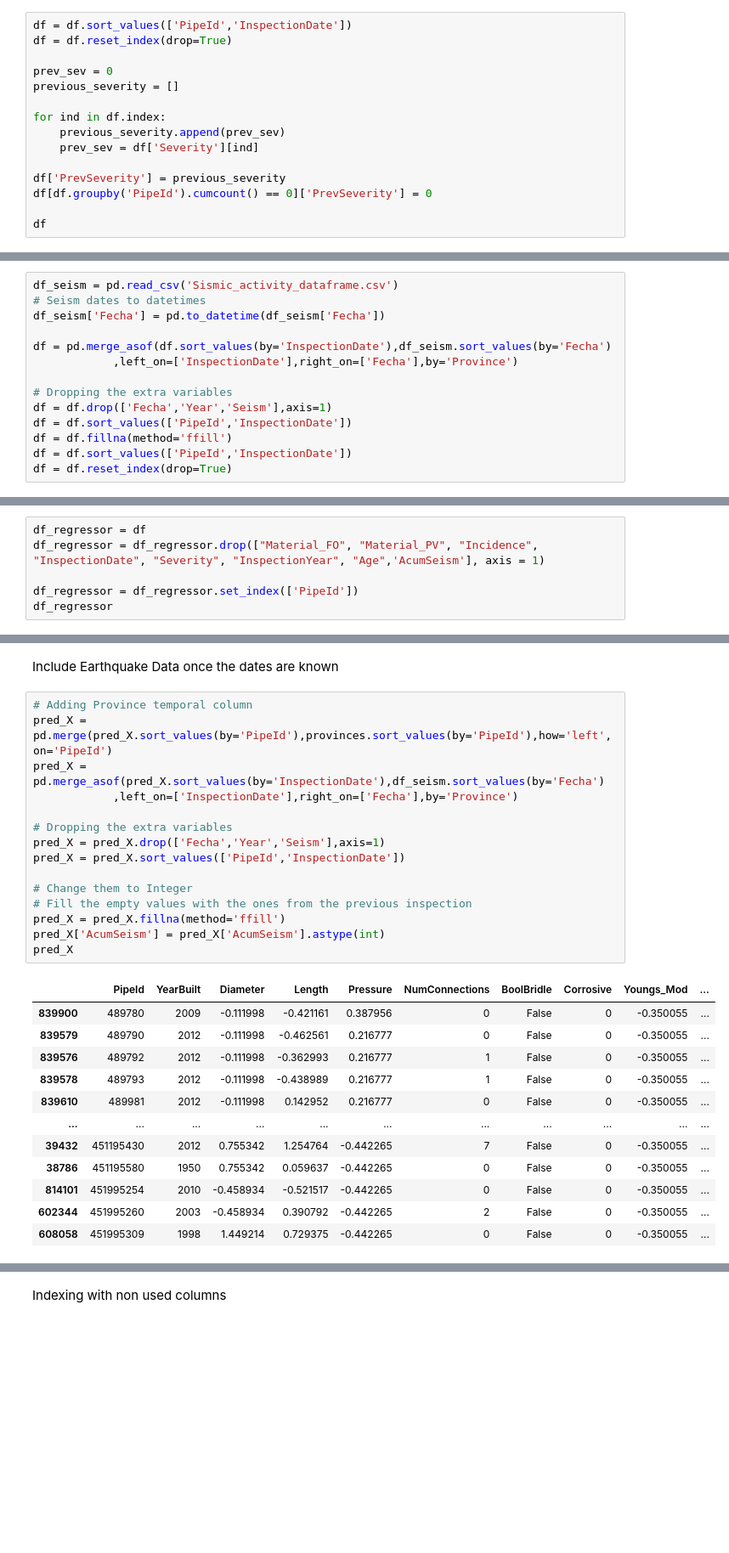
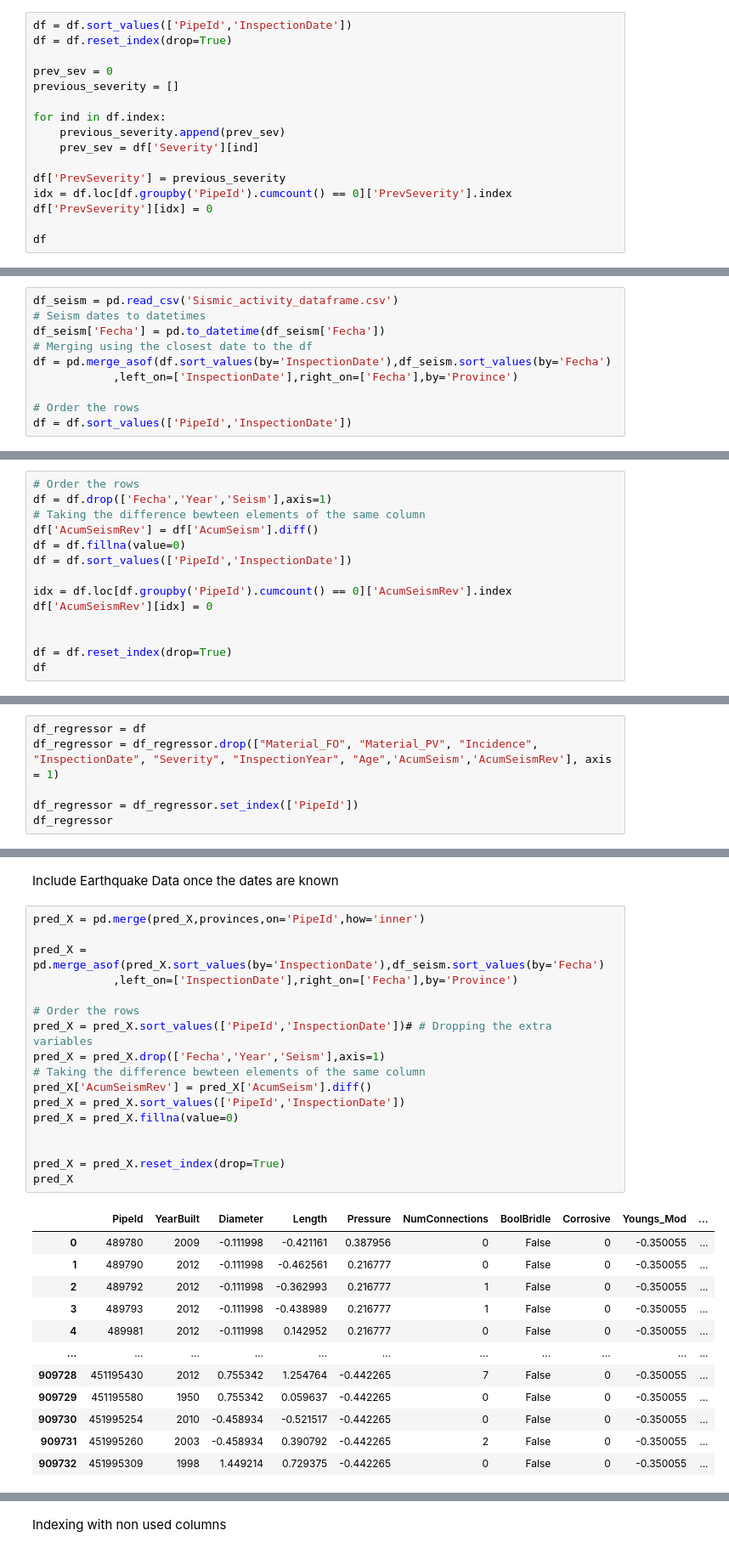
Before and after one commit to AsanDopollosie/Model, a Jupyter notebook: Model.ipynb, the cells around one changed output, grey strips where cells are left out. Shown at 85% size. Drawn from its saved outputs; the diff is of its cells as text; blank space fills up the shorter version.

```diff
--- a/Model.ipynb
+++ b/Model.ipynb
@@ -212,7 +212,8 @@ for ind in df.index:
     prev_sev = df['Severity'][ind]
 
 df['PrevSeverity'] = previous_severity
-df[df.groupby('PipeId').cumcount() == 0]['PrevSeverity'] = 0
+idx = df.loc[df.groupby('PipeId').cumcount() == 0]['PrevSeverity'].index
+df['PrevSeverity'][idx] = 0
 
 df
 # %% [output]
@@ -241,13 +241,9 @@ The accumulated number of seisms between revisions will be used
 df_seism = pd.read_csv('Sismic_activity_dataframe.csv')
 # Seism dates to datetimes
 df_seism['Fecha'] = pd.to_datetime(df_seism['Fecha'])
-
+# Merging using the closest date to the df
 df = pd.merge_asof(df.sort_values(by='InspectionDate'),df_seism.sort_values(by='Fecha')
             ,left_on=['InspectionDate'],right_on=['Fecha'],by='Province')
 
-# Dropping the extra variables
-df = df.drop(['Fecha','Year','Seism'],axis=1)
+# Order the rows
 df = df.sort_values(['PipeId','InspectionDate'])
-df = df.fillna(method='ffill')
-df = df.sort_values(['PipeId','InspectionDate'])
-df = df.reset_index(drop=True)
@@ -269,0 +252,14 @@ Name: AcumSeism, Length: 6345344, dtype: float64
+# %%
+# Order the rows
+df = df.drop(['Fecha','Year','Seism'],axis=1)
+# Taking the difference bewteen elements of the same column
+df['AcumSeismRev'] = df['AcumSeism'].diff()
+df = df.fillna(value=0)
+df = df.sort_values(['PipeId','InspectionDate'])
+
+idx = df.loc[df.groupby('PipeId').cumcount() == 0]['AcumSeismRev'].index
+df['AcumSeismRev'][idx] = 0
+
+
+df = df.reset_index(drop=True)
+df
@@ -605,7 +619,7 @@ Obtaining the MonthLastRev column will be done through a prediction
 prepair training dataset
 # %%
 df_regressor = df
-df_regressor = df_regressor.drop(["Material_FO", "Material_PV", "Incidence", "InspectionDate", "Severity", "InspectionYear", "Age",'AcumSeism'], axis = 1)
+df_regressor = df_regressor.drop(["Material_FO", "Material_PV", "Incidence", "InspectionDate", "Severity", "InspectionYear", "Age",'AcumSeism','AcumSeismRev'], axis = 1)
 
 df_regressor = df_regressor.set_index(['PipeId'])
 df_regressor
@@ -768,30 +782,32 @@ pred_X['InspectionYear'] = pred_X['InspectionDate'].dt.year
 # %% [markdown]
 Include Earthquake Data once the dates are known
 # %%
-# Adding Province temporal column
-pred_X = pd.merge(pred_X.sort_values(by='PipeId'),provinces.sort_values(by='PipeId'),how='left',on='PipeId')
+pred_X = pd.merge(pred_X,provinces,on='PipeId',how='inner')
+
 pred_X = pd.merge_asof(pred_X.sort_values(by='InspectionDate'),df_seism.sort_values(by='Fecha')
             ,left_on=['InspectionDate'],right_on=['Fecha'],by='Province')
 
-# Dropping the extra variables
+# Order the rows
+pred_X = pred_X.sort_values(['PipeId','InspectionDate'])# # Dropping the extra variables
 pred_X = pred_X.drop(['Fecha','Year','Seism'],axis=1)
+# Taking the difference bewteen elements of the same column
+pred_X['AcumSeismRev'] = pred_X['AcumSeism'].diff()
 pred_X = pred_X.sort_values(['PipeId','InspectionDate'])
+pred_X = pred_X.fillna(value=0)
 
-# Change them to Integer
-# Fill the empty values with the ones from the previous inspection
-pred_X = pred_X.fillna(method='ffill')
-pred_X['AcumSeism'] = pred_X['AcumSeism'].astype(int)
+
+pred_X = pred_X.reset_index(drop=True)
 pred_X
 # %% [output]
 |  | PipeId | YearBuilt | Diameter | Length | Pressure | NumConnections | BoolBridle | Corrosive | Youngs_Mod | ... |
-| 839900 | 489780 | 2009 | -0.111998 | -0.421161 | 0.387956 | 0 | False | 0 | -0.350055 | ... |
-| 839579 | 489790 | 2012 | -0.111998 | -0.462561 | 0.216777 | 0 | False | 0 | -0.350055 | ... |
-| 839576 | 489792 | 2012 | -0.111998 | -0.362993 | 0.216777 | 1 | False | 0 | -0.350055 | ... |
-| 839578 | 489793 | 2012 | -0.111998 | -0.438989 | 0.216777 | 1 | False | 0 | -0.350055 | ... |
-| 839610 | 489981 | 2012 | -0.111998 | 0.142952 | 0.216777 | 0 | False | 0 | -0.350055 | ... |
+| 0 | 489780 | 2009 | -0.111998 | -0.421161 | 0.387956 | 0 | False | 0 | -0.350055 | ... |
+| 1 | 489790 | 2012 | -0.111998 | -0.462561 | 0.216777 | 0 | False | 0 | -0.350055 | ... |
+| 2 | 489792 | 2012 | -0.111998 | -0.362993 | 0.216777 | 1 | False | 0 | -0.350055 | ... |
+| 3 | 489793 | 2012 | -0.111998 | -0.438989 | 0.216777 | 1 | False | 0 | -0.350055 | ... |
+| 4 | 489981 | 2012 | -0.111998 | 0.142952 | 0.216777 | 0 | False | 0 | -0.350055 | ... |
 | ... | ... | ... | ... | ... | ... | ... | ... | ... | ... | ... |
-| 39432 | 451195430 | 2012 | 0.755342 | 1.254764 | -0.442265 | 7 | False | 0 | -0.350055 | ... |
-| 38786 | 451195580 | 1950 | 0.755342 | 0.059637 | -0.442265 | 0 | False | 0 | -0.350055 | ... |
-| 814101 | 451995254 | 2010 | -0.458934 | -0.521517 | -0.442265 | 0 | False | 0 | -0.350055 | ... |
-| 602344 | 451995260 | 2003 | -0.458934 | 0.390792 | -0.442265 | 2 | False | 0 | -0.350055 | ... |
-| 608058 | 451995309 | 1998 | 1.449214 | 0.729375 | -0.442265 | 0 | False | 0 | -0.350055 | ... |
+| 909728 | 451195430 | 2012 | 0.755342 | 1.254764 | -0.442265 | 7 | False | 0 | -0.350055 | ... |
+| 909729 | 451195580 | 1950 | 0.755342 | 0.059637 | -0.442265 | 0 | False | 0 | -0.350055 | ... |
+| 909730 | 451995254 | 2010 | -0.458934 | -0.521517 | -0.442265 | 0 | False | 0 | -0.350055 | ... |
+| 909731 | 451995260 | 2003 | -0.458934 | 0.390792 | -0.442265 | 2 | False | 0 | -0.350055 | ... |
+| 909732 | 451995309 | 1998 | 1.449214 | 0.729375 | -0.442265 | 0 | False | 0 | -0.350055 | ... |
```
Also changed, not shown: parts of 20 cells of this notebook.
